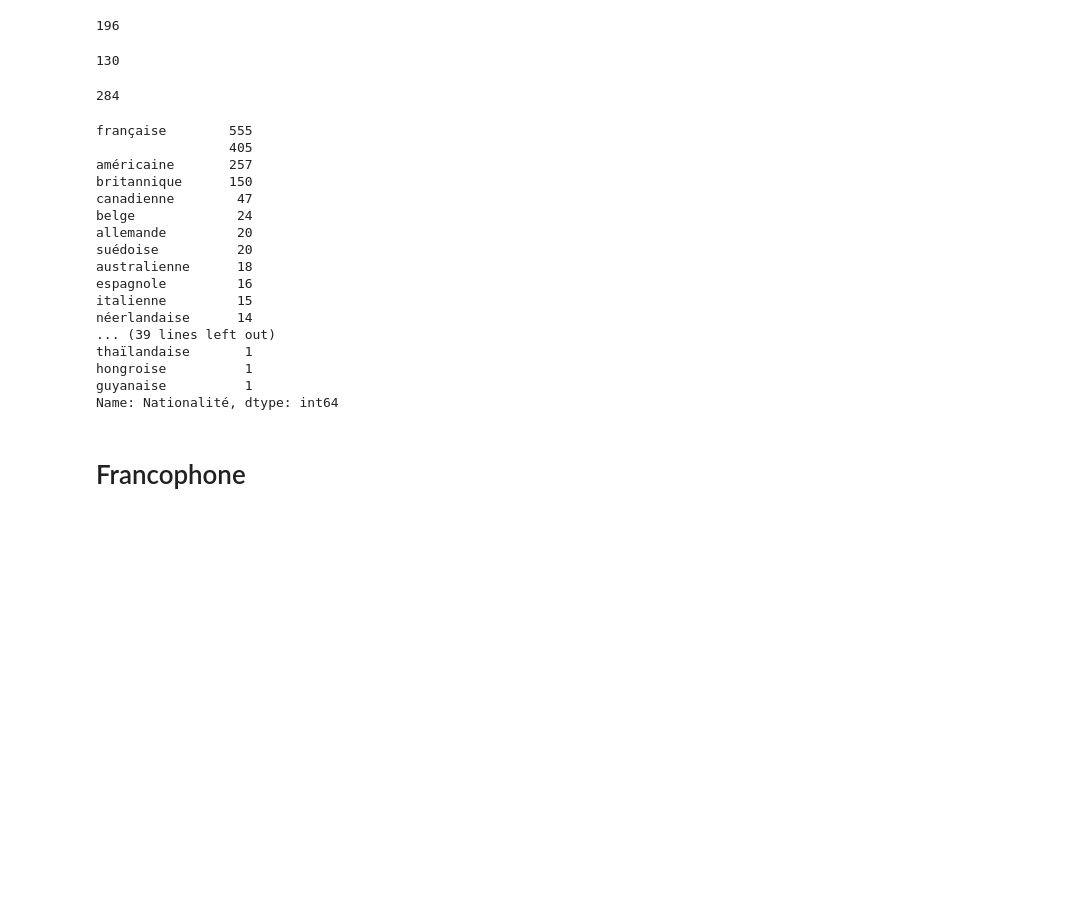
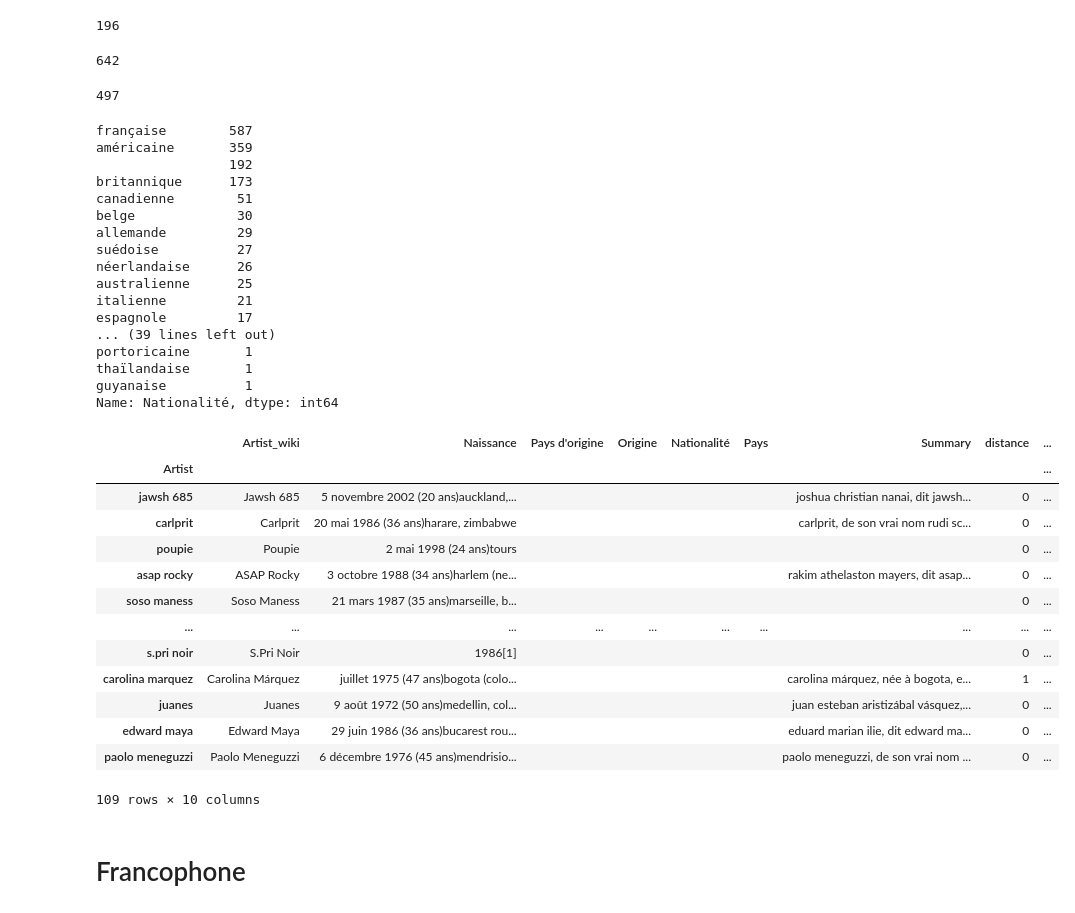
Before and after one commit to StundFR/PFE-Music-Analysis, a Jupyter notebook: stats.ipynb, the cells around one changed output. Drawn from its saved outputs; the diff is of its cells as text; code cells hidden in the pictures; blank space fills up the shorter version.

Commit message:
correctif pays et royaume-uni

```diff
--- a/stats.ipynb
+++ b/stats.ipynb
@@ -196,13 +196,13 @@ def get_pays(row, words):
 #On utilise le summary pour récupérer la Pays
 avant = artist[artist["Pays"] == MISSING].shape[0]
 
-artist.loc[artist["Pays"] == MISSING, "Pays"] = artist[artist["Pays"] == MISSING].apply(lambda x: get_nationality(x, artist["Pays"].unique()), axis=1)
+artist.loc[artist["Pays"] == MISSING, "Pays"] = artist[artist["Pays"] == MISSING].apply(lambda x: get_pays(x, artist["Pays"].unique()), axis=1)
 
 apres = artist[artist["Pays"] == MISSING].shape[0]
 
-print(avant - apres) #On a récupéré 130 Pays
+print(avant - apres) #On a récupéré 642 Pays
 # %% [output]
-130
+642
 # %%
 avant = artist[artist["Nationalité"] == MISSING].shape[0]
 # %%
@@ -210,7 +210,7 @@ avant = artist[artist["Nationalité"] == MISSING].shape[0]
 pays_replace = [
     ("française", "france"),
     ("américaine", "états-unis"),
-    ("britannique", "royaume-unis"),
+    ("britannique", "royaume-uni"),
     ("britannique", "angleterre"),
     ("canadienne", "canada"),
     ("belge", "belgique"),
@@ -251,29 +251,46 @@ for n1, n2 in pays_replace:
 artist.loc[(artist["Nationalité"] == MISSING) & (artist["Origine"] != MISSING), "Nationalité"] = artist.loc[(artist["Nationalité"] == MISSING) & (artist["Origine"] != MISSING), "Origine"]
 # %%
 apres = artist[artist["Nationalité"] == MISSING].shape[0]
-print(avant - apres) #On a récupéré 284 nationalités
+print(avant - apres) #On a récupéré 497 nationalités
 # %% [output]
-284
+497
 # %%
 artist["Nationalité"].value_counts()
 # %% [output]
-française        555
-                 405
-américaine       257
-britannique      150
-canadienne        47
-belge             24
-allemande         20
-suédoise          20
-australienne      18
-espagnole         16
-italienne         15
-néerlandaise      14
+française        587
+américaine       359
+                 192
+britannique      173
+canadienne        51
+belge             30
+allemande         29
+suédoise          27
+néerlandaise      26
+australienne      25
+italienne         21
+espagnole         17
 ... (39 lines left out)
+portoricaine       1
 thaïlandaise       1
-hongroise          1
 guyanaise          1
 Name: Nationalité, dtype: int64
+# %%
+artist[(artist["Nationalité"] == MISSING) & (artist["Naissance"] != MISSING)]
+# %% [output]
+|  | Artist_wiki | Naissance | Pays d'origine | Origine | Nationalité | Pays | Summary | distance | ... |
+| Artist |  |  |  |  |  |  |  |  | ... |
+| jawsh 685 | Jawsh 685 | 5 novembre 2002 (20 ans)auckland,... |  |  |  |  | joshua christian nanai, dit jawsh... | 0 | ... |
+| carlprit | Carlprit | 20 mai 1986 (36 ans)harare, zimbabwe |  |  |  |  | carlprit, de son vrai nom rudi sc... | 0 | ... |
+| poupie | Poupie | 2 mai 1998 (24 ans)tours |  |  |  |  |  | 0 | ... |
+| asap rocky | ASAP Rocky | 3 octobre 1988 (34 ans)harlem (ne... |  |  |  |  | rakim athelaston mayers, dit asap... | 0 | ... |
+| soso maness | Soso Maness | 21 mars 1987 (35 ans)marseille, b... |  |  |  |  |  | 0 | ... |
+| ... | ... | ... | ... | ... | ... | ... | ... | ... | ... |
+| s.pri noir | S.Pri Noir | 1986[1] |  |  |  |  |  | 0 | ... |
+| carolina marquez | Carolina Márquez | juillet 1975 (47 ans)bogota (colo... |  |  |  |  | carolina márquez, née à bogota, e... | 1 | ... |
+| juanes | Juanes | 9 août 1972 (50 ans)medellin, col... |  |  |  |  | juan esteban aristizábal vásquez,... | 0 | ... |
+| edward maya | Edward Maya | 29 juin 1986 (36 ans)bucarest rou... |  |  |  |  | eduard marian ilie, dit edward ma... | 0 | ... |
+| paolo meneguzzi | Paolo Meneguzzi | 6 décembre 1976 (45 ans)mendrisio... |  |  |  |  | paolo meneguzzi, de son vrai nom ... | 0 | ... |
+109 rows × 10 columns
 # %% [markdown]
 # Francophone
 # %% [markdown]
```
Also changed, not shown: 1 other file.
